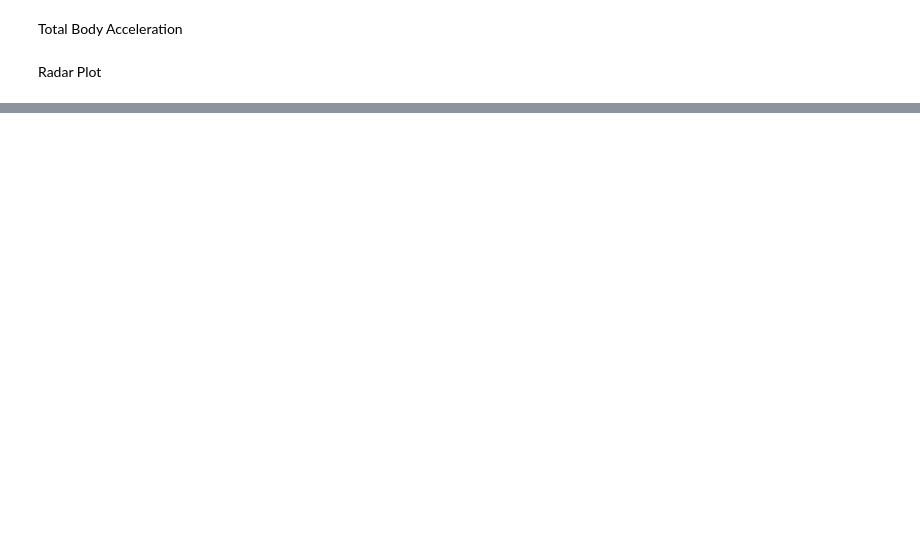
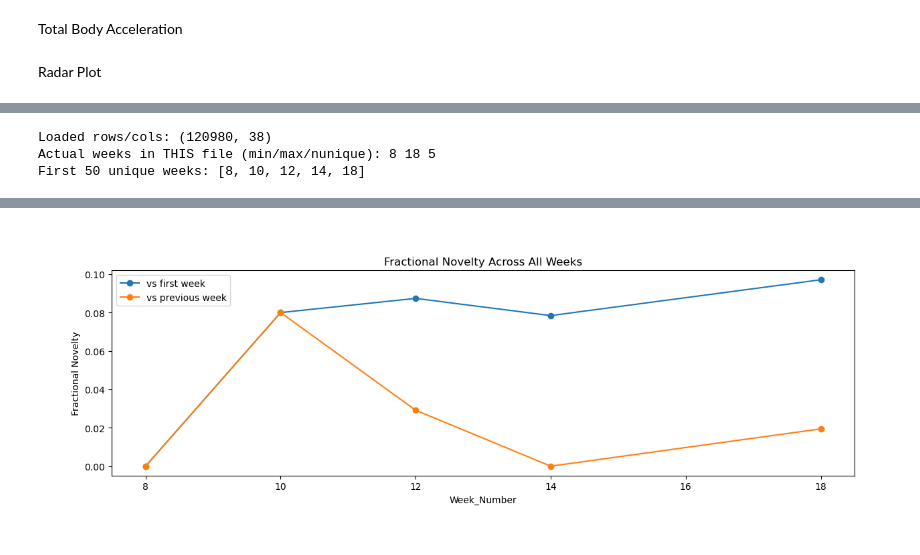
Before and after one commit to Ganglia-Guardian/AccelCluster-Visualizations, a Jupyter notebook: visualizations_pipeline.ipynb, the cells around one changed output, grey strips where cells are left out. Cells and saved outputs as stored; diff of their text form; code cells hidden in the pictures; blank space fills up the shorter version.

```diff
--- a/visualizations_pipeline.ipynb
+++ b/visualizations_pipeline.ipynb
@@ -3997,0 +4136,78 @@ for i in range(6):
+# %%
+import pandas as pd
+import numpy as np
+import matplotlib.pyplot as plt
+
+file_path = r"c:\Users\gangliagurdian\Desktop\Nivedhas_Folder\Output_test_2lc\data\combined_results_2lc_with_features.csv"
+df = pd.read_csv(file_path)
+
+WEEK_COL = "Week_Number"
+CLUSTER_COL = "Cluster"
+
+
+df[WEEK_COL] = pd.to_numeric(df[WEEK_COL], errors="coerce")
+df[CLUSTER_COL] = pd.to_numeric(df[CLUSTER_COL], errors="coerce")
+
+df = df.dropna(subset=[WEEK_COL, CLUSTER_COL]).copy()
+df[WEEK_COL] = df[WEEK_COL].astype(int)
+df[CLUSTER_COL] = df[CLUSTER_COL].astype(int)
+
+print("Loaded rows/cols:", df.shape)
+print("Actual weeks in THIS file (min/max/nunique):",
+      df[WEEK_COL].min(), df[WEEK_COL].max(), df[WEEK_COL].nunique())
+print("First 50 unique weeks:", sorted(df[WEEK_COL].unique())[:50])
+
+
+def novelty_fractional(df, week_col, cluster_col, mode="vs_first"):
+    d = df[[week_col, cluster_col]].dropna().copy()
+    weeks = sorted(d[week_col].unique())
+
+    week_sets = {w: set(d.loc[d[week_col] == w, cluster_col].unique()) for w in weeks}
+
+    results = []
+    if len(weeks) == 0:
+        return pd.DataFrame(columns=[week_col, "total_clusters_this_week", "new_clusters", "fractional_novelty"])
+
+    if mode == "vs_first":
+        baseline = week_sets[weeks[0]]
+        for w in weeks:
+            current = week_sets[w]
+            new_clusters = current - baseline
+            total = len(current)
+            frac = len(new_clusters) / total if total > 0 else np.nan
+            results.append((w, total, len(new_clusters), frac))
+
+    elif mode == "vs_prev":
+        prev = None
+        for w in weeks:
+            current = week_sets[w]
+            new_clusters = set() if prev is None else (current - prev)
+            total = len(current)
+            frac = len(new_clusters) / total if total > 0 else np.nan
+            results.append((w, total, len(new_clusters), frac))
+            prev = current
+
+    else:
+        raise ValueError("mode must be 'vs_first' or 'vs_prev'")
+
+    return pd.DataFrame(results, columns=[week_col, "total_clusters_this_week", "new_clusters", "fractional_novelty"])
+
+nov_vs_first = novelty_fractional(df, WEEK_COL, CLUSTER_COL, mode="vs_first")
+nov_vs_prev  = novelty_fractional(df, WEEK_COL, CLUSTER_COL, mode="vs_prev")
+
+display(nov_vs_first.head(10))
+display(nov_vs_prev.head(10))
+
+plt.figure(figsize=(12, 4))
+plt.plot(nov_vs_first[WEEK_COL], nov_vs_first["fractional_novelty"], marker="o", label="vs first week")
+plt.plot(nov_vs_prev[WEEK_COL],  nov_vs_prev["fractional_novelty"],  marker="o", label="vs previous week")
+plt.xlabel("Week_Number")
+plt.ylabel("Fractional Novelty")
+plt.title("Fractional Novelty Across All Weeks")
+plt.legend()
+plt.tight_layout()
+plt.show()
+# %% [output]
+Loaded rows/cols: (120980, 38)
+Actual weeks in THIS file (min/max/nunique): 8 18 5
+First 50 unique weeks: [8, 10, 12, 14, 18]
@@ -3997,0 +4226 @@ for i in range(6):
+[figure, added]
```
Also changed, not shown: parts of 9 cells of this notebook, 1 other file.
